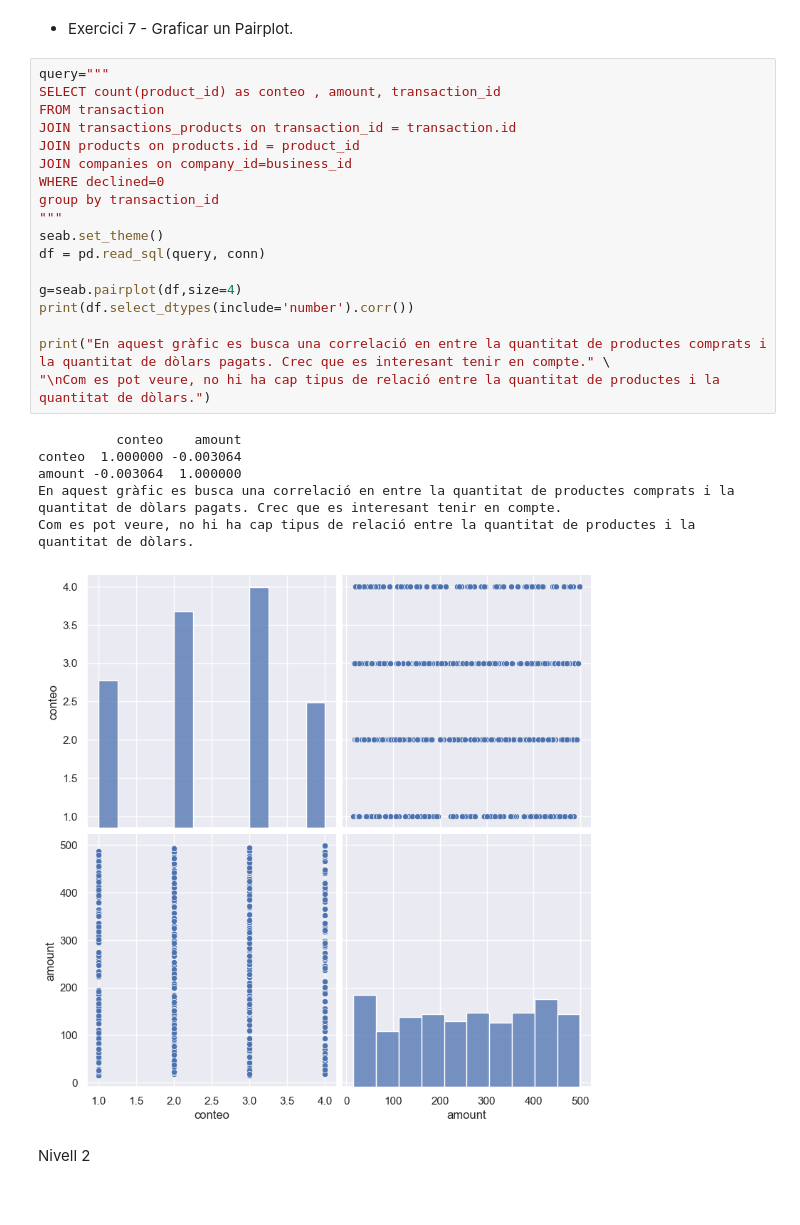
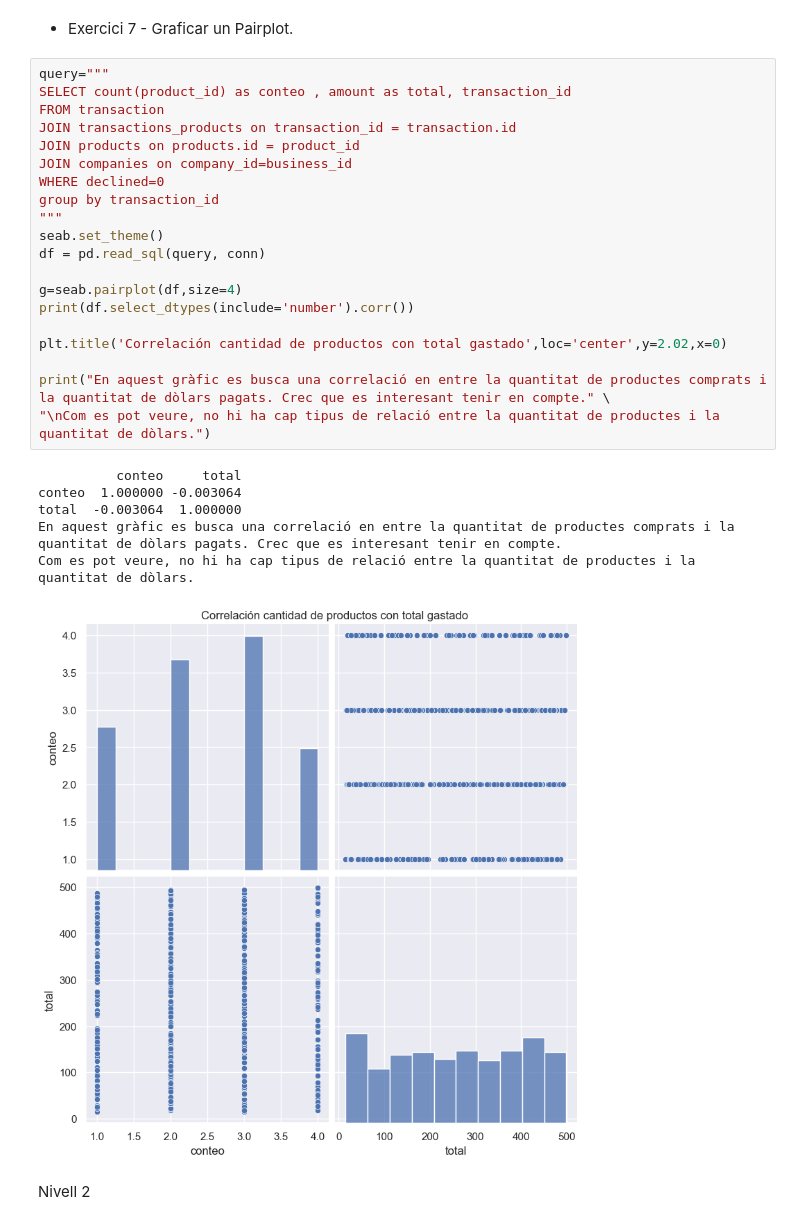
Before and after one commit to SrBiscuits/ItAcademy, a Jupyter notebook: Sprint8.ipynb, the cells around one changed output. Drawn from its saved outputs; the diff is of its cells as text.

```diff
--- a/Sprint8.ipynb
+++ b/Sprint8.ipynb
@@ -166,29 +178,31 @@ He escollit aquest gràfic perque representa de manera molt més clara el mercat
 - Exercici 7 - Graficar un Pairplot.
 # %%
 query="""
-SELECT count(product_id) as conteo , amount, transaction_id
+SELECT count(product_id) as conteo , amount as total, transaction_id
 FROM transaction
 JOIN transactions_products on transaction_id = transaction.id
 JOIN products on products.id = product_id
 JOIN companies on company_id=business_id
 WHERE declined=0
 group by transaction_id
 """
 seab.set_theme()
 df = pd.read_sql(query, conn)
 
 g=seab.pairplot(df,size=4)
 print(df.select_dtypes(include='number').corr())
 
+plt.title('Correlación cantidad de productos con total gastado',loc='center',y=2.02,x=0)
+
 print("En aquest gràfic es busca una correlació en entre la quantitat de productes comprats i la quantitat de dòlars pagats. Crec que es interesant tenir en compte." \
 "\nCom es pot veure, no hi ha cap tipus de relació entre la quantitat de productes i la quantitat de dòlars.")
 # %% [output]
-          conteo    amount
+          conteo     total
 conteo  1.000000 -0.003064
-amount -0.003064  1.000000
+total  -0.003064  1.000000
 En aquest gràfic es busca una correlació en entre la quantitat de productes comprats i la quantitat de dòlars pagats. Crec que es interesant tenir en compte.
 Com es pot veure, no hi ha cap tipus de relació entre la quantitat de productes i la quantitat de dòlars.
-[figure, old version]
+[figure, new version]
 # %% [markdown]
 Nivell 2
 # %% [markdown]
```
Also changed, not shown: parts of 10 cells of this notebook.
